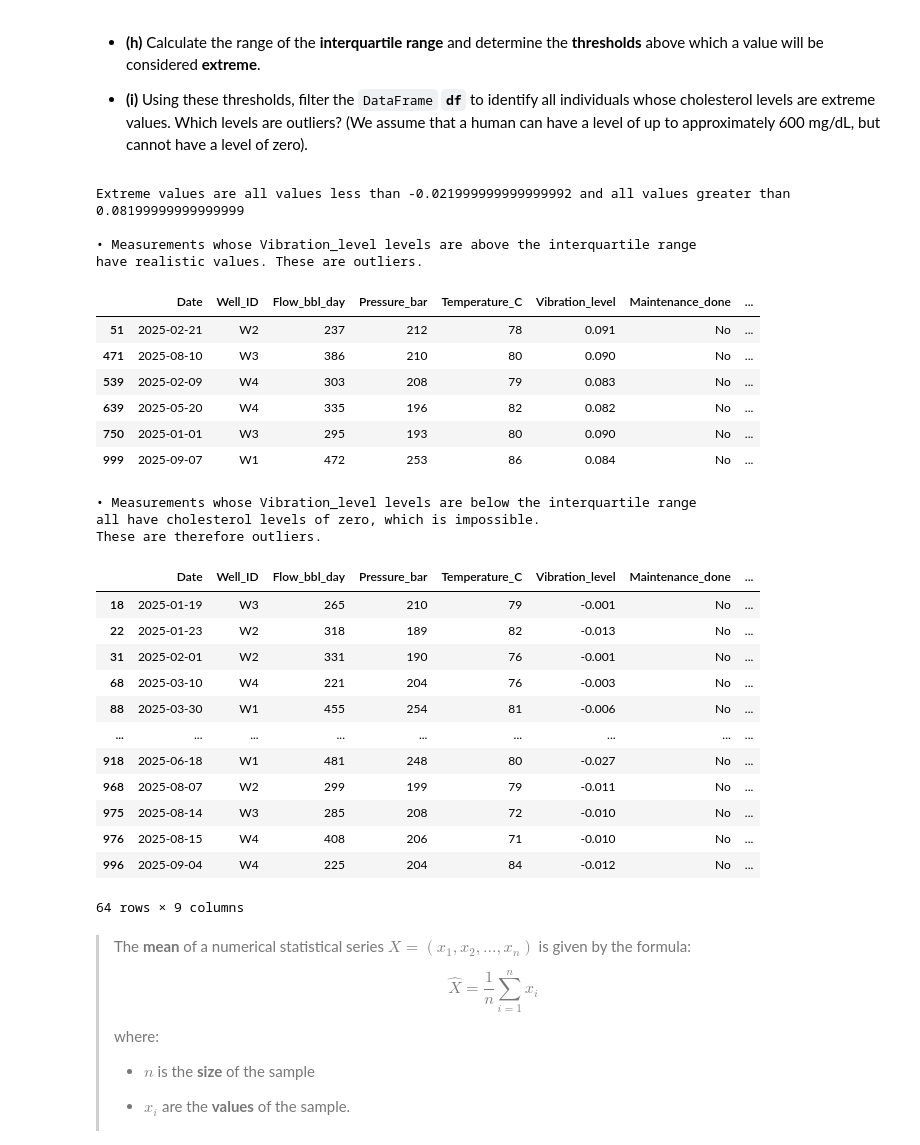
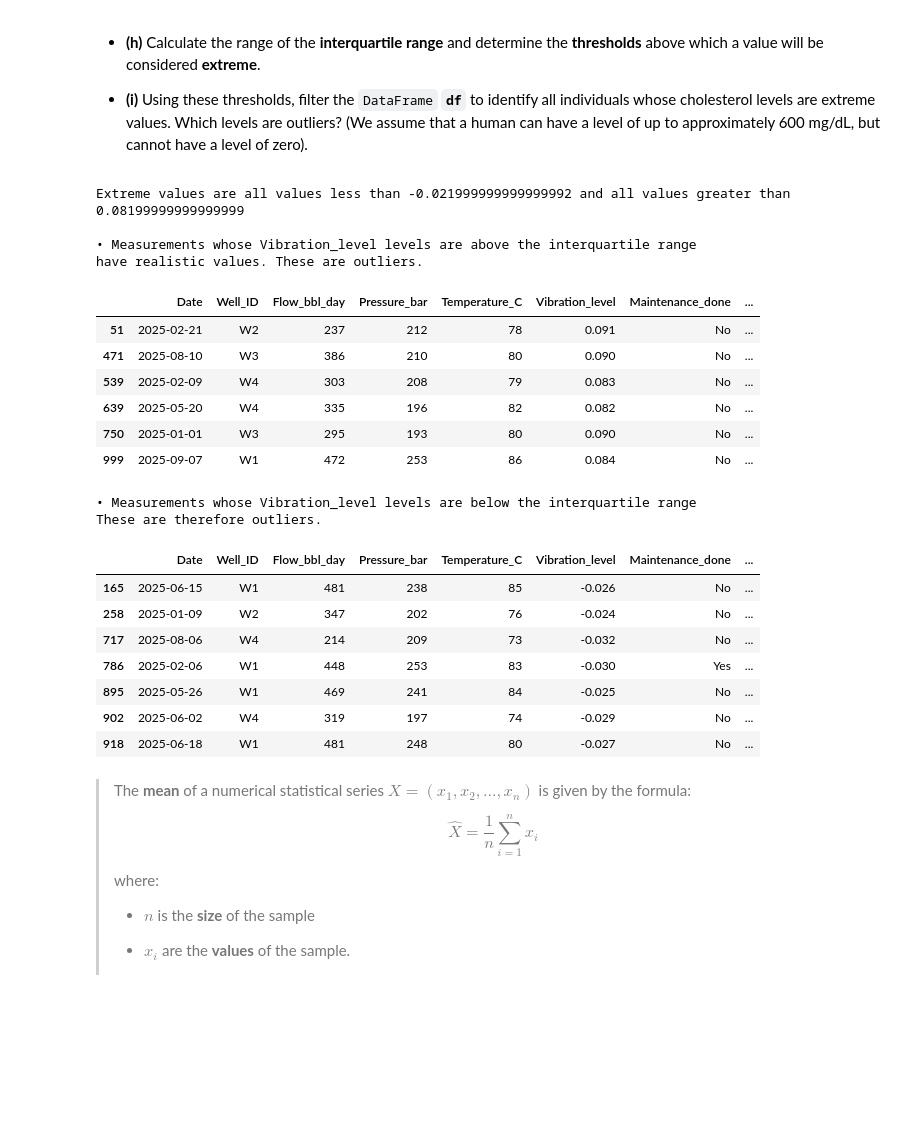
Before and after one commit to Demosthene-OR/Student-AI-and-Data-Management, a Jupyter notebook: 01_analysis_num_variables_oil_en.ipynb, the cells around one changed output. Cells and saved outputs as stored; diff of their text form; code cells hidden in the pictures; blank space fills up the shorter version.

```diff
--- a/01_analysis_num_variables_oil_en.ipynb
+++ b/01_analysis_num_variables_oil_en.ipynb
@@ -229,48 +230,41 @@ threshold_max = q3 + 1.5*iqr
 print("Extreme values are all values less than", threshold_min,
       "and all values greater than", threshold_max)
 
 # Conclusions:
 print(f"""
 • Measurements whose {col} levels are above the interquartile range
 have realistic values. \033[1mThese are outliers. \033[0m""")
 display(df[df[col] > threshold_max])
 
 
 
 print(f"""
 • Measurements whose {col} levels are below the interquartile range
-all have cholesterol levels of zero, which is impossible.
 \033[1mThese are therefore outliers.\033[0m
 """)
-display(df[df[col] < 0*threshold_min])
+display(df[df[col] < threshold_min])
 # %% [output]
 Extreme values are all values less than -0.021999999999999992 and all values greater than 0.08199999999999999
 
 • Measurements whose Vibration_level levels are above the interquartile range
 have realistic values. These are outliers.
 |  | Date | Well_ID | Flow_bbl_day | Pressure_bar | Temperature_C | Vibration_level | Maintenance_done | ... |
 | 51 | 2025-02-21 | W2 | 237 | 212 | 78 | 0.091 | No | ... |
 | 471 | 2025-08-10 | W3 | 386 | 210 | 80 | 0.090 | No | ... |
 | 539 | 2025-02-09 | W4 | 303 | 208 | 79 | 0.083 | No | ... |
 | 639 | 2025-05-20 | W4 | 335 | 196 | 82 | 0.082 | No | ... |
 | 750 | 2025-01-01 | W3 | 295 | 193 | 80 | 0.090 | No | ... |
 | 999 | 2025-09-07 | W1 | 472 | 253 | 86 | 0.084 | No | ... |
 • Measurements whose Vibration_level levels are below the interquartile range
-all have cholesterol levels of zero, which is impossible.
 These are therefore outliers.
 |  | Date | Well_ID | Flow_bbl_day | Pressure_bar | Temperature_C | Vibration_level | Maintenance_done | ... |
-| 18 | 2025-01-19 | W3 | 265 | 210 | 79 | -0.001 | No | ... |
-| 22 | 2025-01-23 | W2 | 318 | 189 | 82 | -0.013 | No | ... |
-| 31 | 2025-02-01 | W2 | 331 | 190 | 76 | -0.001 | No | ... |
-| 68 | 2025-03-10 | W4 | 221 | 204 | 76 | -0.003 | No | ... |
-| 88 | 2025-03-30 | W1 | 455 | 254 | 81 | -0.006 | No | ... |
-| ... | ... | ... | ... | ... | ... | ... | ... | ... |
+| 165 | 2025-06-15 | W1 | 481 | 238 | 85 | -0.026 | No | ... |
+| 258 | 2025-01-09 | W2 | 347 | 202 | 76 | -0.024 | No | ... |
+| 717 | 2025-08-06 | W4 | 214 | 209 | 73 | -0.032 | No | ... |
+| 786 | 2025-02-06 | W1 | 448 | 253 | 83 | -0.030 | Yes | ... |
+| 895 | 2025-05-26 | W1 | 469 | 241 | 84 | -0.025 | No | ... |
+| 902 | 2025-06-02 | W4 | 319 | 197 | 74 | -0.029 | No | ... |
 | 918 | 2025-06-18 | W1 | 481 | 248 | 80 | -0.027 | No | ... |
-| 968 | 2025-08-07 | W2 | 299 | 199 | 79 | -0.011 | No | ... |
-| 975 | 2025-08-14 | W3 | 285 | 208 | 72 | -0.010 | No | ... |
-| 976 | 2025-08-15 | W4 | 408 | 206 | 71 | -0.010 | No | ... |
-| 996 | 2025-09-04 | W4 | 225 | 204 | 84 | -0.012 | No | ... |
-64 rows × 9 columns
 # %% [markdown]
 
 > The **mean** of a numerical statistical series $X = (x_1, x_2, ..., x_n)$ is given by the formula:
```
Also changed, not shown: parts of 5 cells of this notebook, 1 other file.
